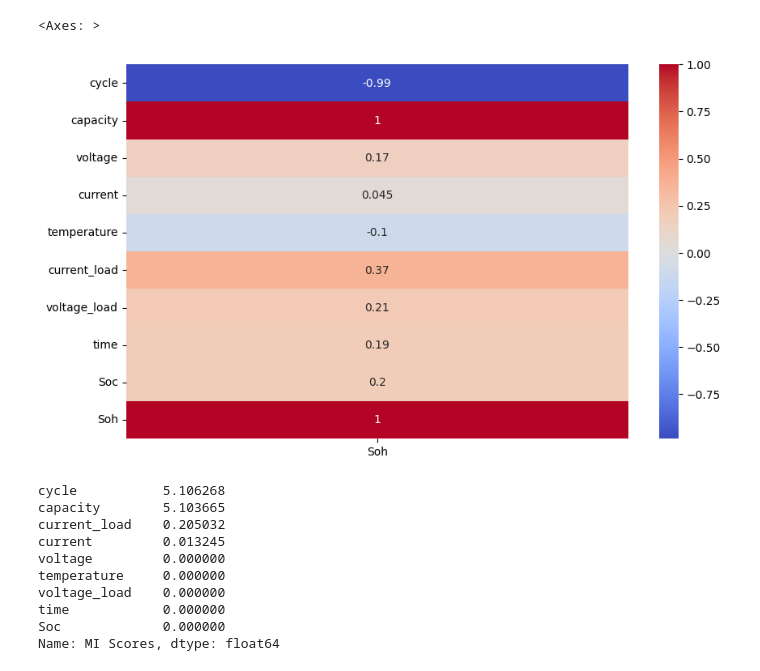
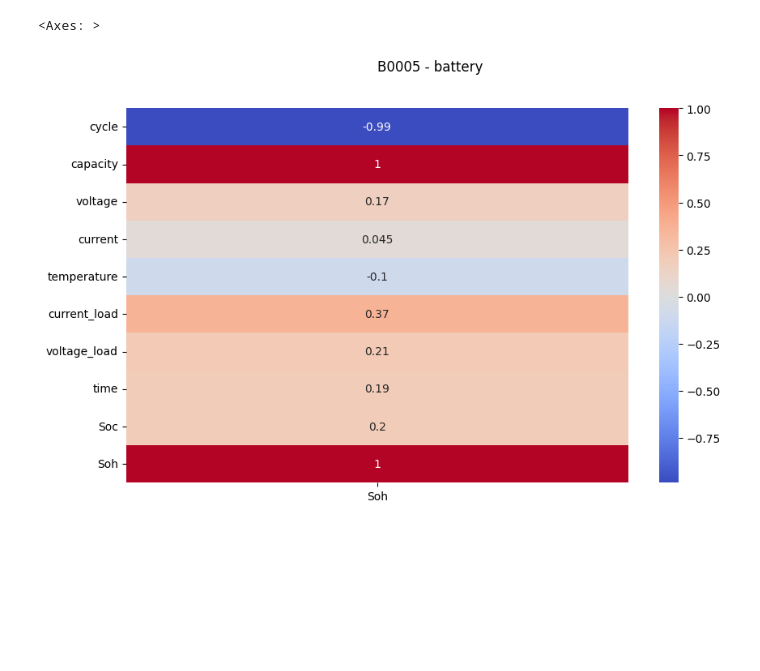
Before and after one commit to Tarakesh-sampath/State-of-Health-Estimation-Battery, a Jupyter notebook: Models/corelation coff.ipynb, the cells around one changed output. Saved outputs shown, nothing was run; the diff lists cells and outputs as text; code cells hidden in the pictures; blank space fills up the shorter version.

Commit message:
changes removed graphs added enessembled Models

```diff
--- a/Models/corelation coff.ipynb
+++ b/Models/corelation coff.ipynb
@@ -49,7 +85,12 @@ cor = df.corr()
+# %%
+cor_1 = df_1.corr()
+cor_2 =df_2.corr()
 # %%
 plt.figure(figsize=(10,6))  #select value out of range(0.05,-0.05)
-sns.heatmap(cor[["Soh"]],annot=True,cmap='coolwarm')
+plt.suptitle("B0005 - battery")
+sns.heatmap(cor_1[["Soh"]],annot=True,cmap='coolwarm')
+
 #cycle,current_load
 # %% [output]
 <Axes: >
-[figure, old version]
+[figure, new version]
@@ -67,13 +96,0 @@ mi_scores = make_mi_scores(df[X],df[["Soh"]])
-# %%
-mi_scores
-# %% [output]
-cycle           5.106268
-capacity        5.103665
-current_load    0.205032
-current         0.013245
-voltage         0.000000
-temperature     0.000000
-voltage_load    0.000000
-time            0.000000
-Soc             0.000000
-Name: MI Scores, dtype: float64
```
Also changed, not shown: parts of 7 cells of this notebook, 27 other files.
